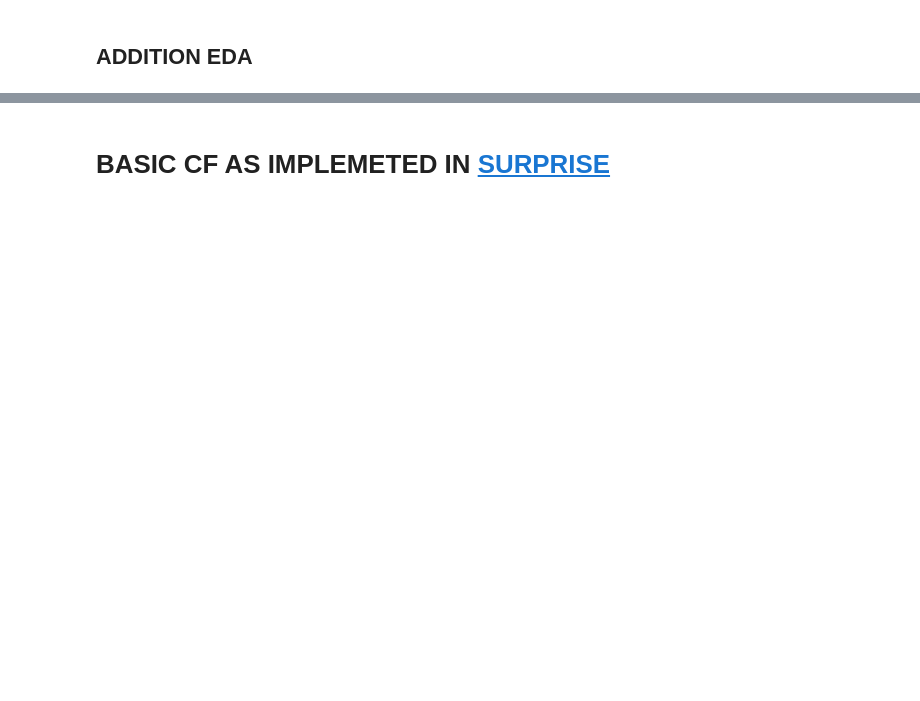
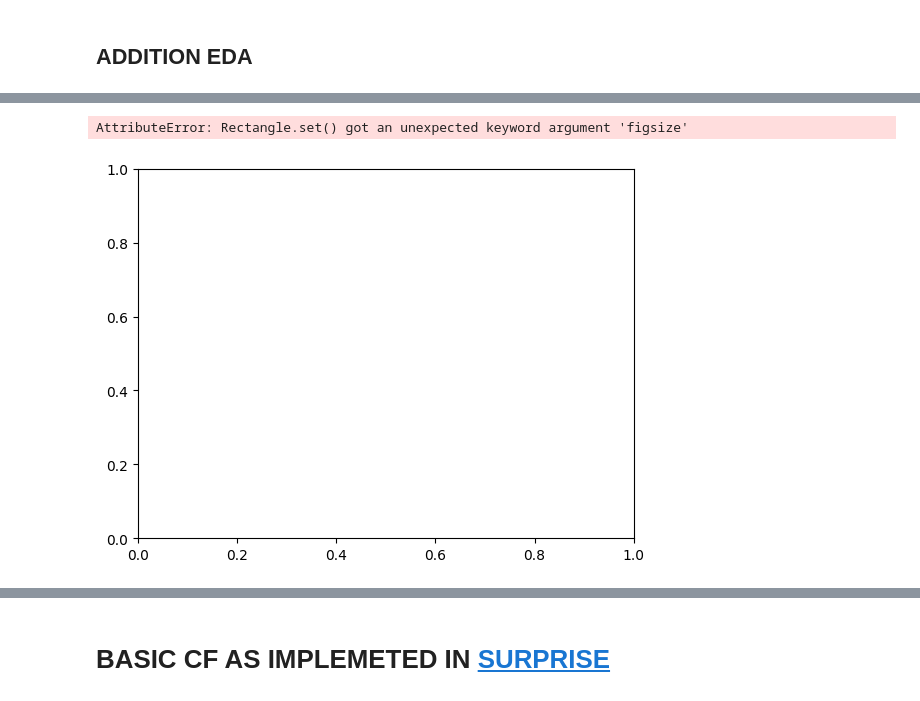
Before and after one commit to etm49/Master-Thesis, a Jupyter notebook: notebook/Basic CF.ipynb, the cells around one changed output, grey strips where cells are left out. Drawn from its saved outputs; the diff is of its cells as text; code cells hidden in the pictures; blank space fills up the shorter version.

```diff
--- a/notebook/Basic CF.ipynb
+++ b/notebook/Basic CF.ipynb
@@ -42,2 +74,4 @@ userRatings.BGGId.unique().shape[0]
 # %%
 # Rating properties
+# %%
+longtail = userRatings.groupby("BGGId").size().sort_values(ascending=False).reset_index().rename(columns={0:"rating count"})#.value_counts().sort_index()
@@ -43,0 +94,8 @@ userRatings.BGGId.unique().shape[0]
+# %%
+
+sns.barplot(x="BGGId", y="rating count",
+            data=longtail[longtail["rating count"] >500].sort_values(by="rating count"),
+           figsize=(10,10))
+# %% [output]
+AttributeError: Rectangle.set() got an unexpected keyword argument 'figsize'
+[figure, added]
```
Also changed, not shown: parts of 43 cells of this notebook, 6 other files.
